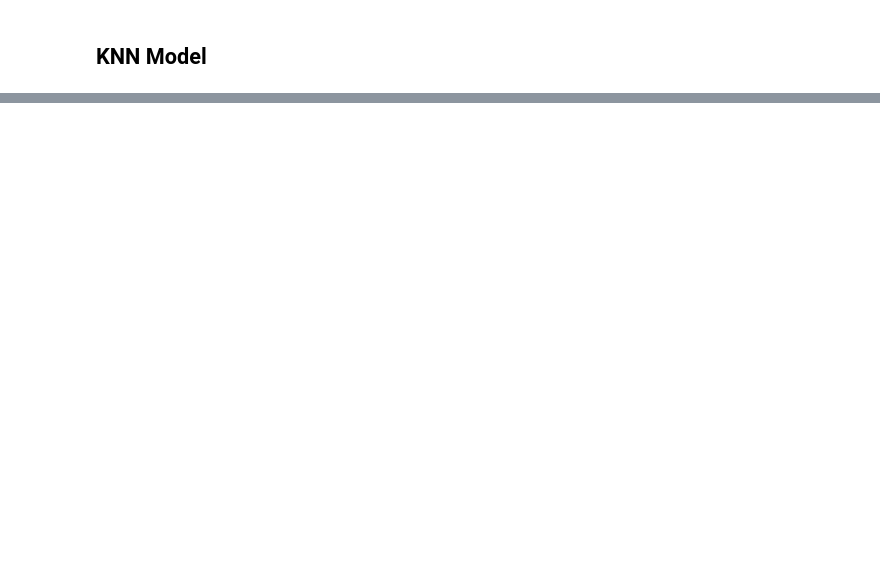
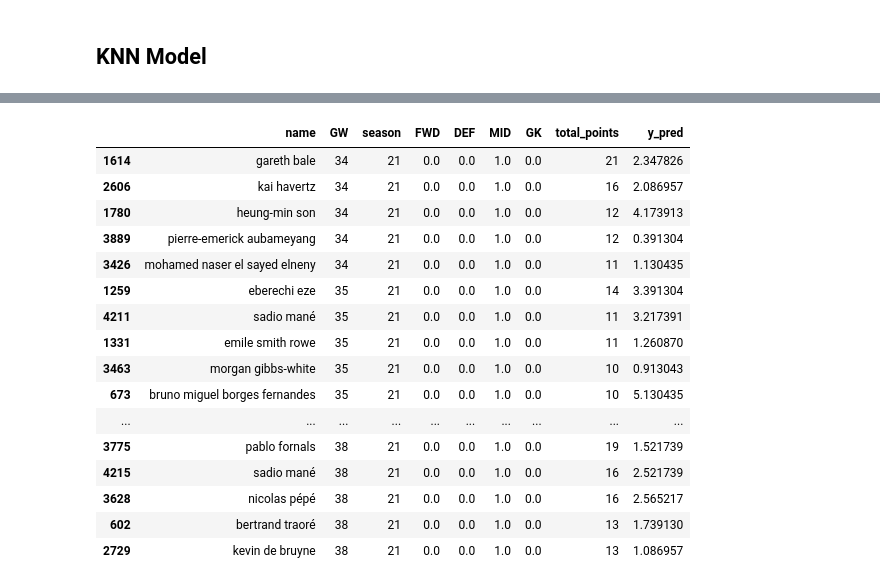
Before and after one commit to 1kruidenp/fflpred, a Jupyter notebook: notebooks/Thal's final.ipynb, the cells around one changed output, grey strips where cells are left out. Cells and saved outputs as stored; diff of their text form; code cells hidden in the pictures; blank space fills up the shorter version.

```diff
--- a/notebooks/Thal's final.ipynb
+++ b/notebooks/Thal's final.ipynb
@@ -292,0 +462,41 @@ knn_regressor.kneighbors(X=X_test_final, n_neighbors=23, return_distance=True)
+# %%
+# MID : top actual and predicted for 5 players
+
+def_test_mid = test_pred_df[test_pred_df.MID == 1]
+GW_list=[35,36,37,38]
+
+# Top predict
+
+top_predicted_mid=def_test_mid[def_test_mid['GW']==34].sort_values(by='y_pred',ascending=False).head(5)
+
+for GW in GW_list:
+    df3=def_test_mid[def_test_mid['GW']==GW].sort_values(by='y_pred',ascending=False).head(5)
+    top_predicted_mid=pd.concat([top_predicted_mid,df3])
+
+# top actual
+
+top_actual_mid = def_test_mid[def_test_mid['GW']==34].sort_values(by='total_points',ascending=False).head(5)
+
+for GW in GW_list:
+    df33 = def_test_mid[def_test_mid['GW']==GW].sort_values(by='total_points',ascending=False).head(5)
+    top_actual_mid=pd.concat([top_actual_mid,df33])
+
+top_actual_mid
+# %% [output]
+|  | name | GW | season | FWD | DEF | MID | GK | total_points | y_pred |
+| 1614 | gareth bale | 34 | 21 | 0.0 | 0.0 | 1.0 | 0.0 | 21 | 2.347826 |
+| 2606 | kai havertz | 34 | 21 | 0.0 | 0.0 | 1.0 | 0.0 | 16 | 2.086957 |
+| 1780 | heung-min son | 34 | 21 | 0.0 | 0.0 | 1.0 | 0.0 | 12 | 4.173913 |
+| 3889 | pierre-emerick aubameyang | 34 | 21 | 0.0 | 0.0 | 1.0 | 0.0 | 12 | 0.391304 |
+| 3426 | mohamed naser el sayed elneny | 34 | 21 | 0.0 | 0.0 | 1.0 | 0.0 | 11 | 1.130435 |
+| 1259 | eberechi eze | 35 | 21 | 0.0 | 0.0 | 1.0 | 0.0 | 14 | 3.391304 |
+| 4211 | sadio mané | 35 | 21 | 0.0 | 0.0 | 1.0 | 0.0 | 11 | 3.217391 |
+| 1331 | emile smith rowe | 35 | 21 | 0.0 | 0.0 | 1.0 | 0.0 | 11 | 1.260870 |
+| 3463 | morgan gibbs-white | 35 | 21 | 0.0 | 0.0 | 1.0 | 0.0 | 10 | 0.913043 |
+| 673 | bruno miguel borges fernandes | 35 | 21 | 0.0 | 0.0 | 1.0 | 0.0 | 10 | 5.130435 |
+| ... | ... | ... | ... | ... | ... | ... | ... | ... | ... |
+| 3775 | pablo fornals | 38 | 21 | 0.0 | 0.0 | 1.0 | 0.0 | 19 | 1.521739 |
+| 4215 | sadio mané | 38 | 21 | 0.0 | 0.0 | 1.0 | 0.0 | 16 | 2.521739 |
+| 3628 | nicolas pépé | 38 | 21 | 0.0 | 0.0 | 1.0 | 0.0 | 16 | 2.565217 |
+| 602 | bertrand traoré | 38 | 21 | 0.0 | 0.0 | 1.0 | 0.0 | 13 | 1.739130 |
+| 2729 | kevin de bruyne | 38 | 21 | 0.0 | 0.0 | 1.0 | 0.0 | 13 | 1.086957 |
```
Also changed, not shown: parts of 25 cells of this notebook.
